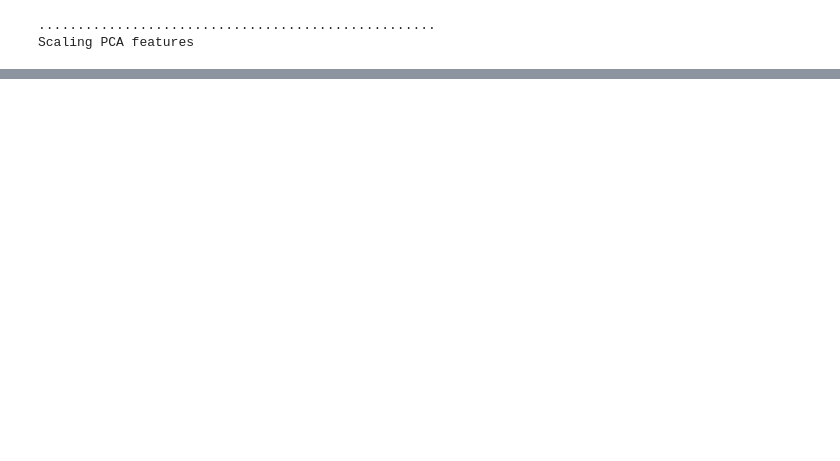
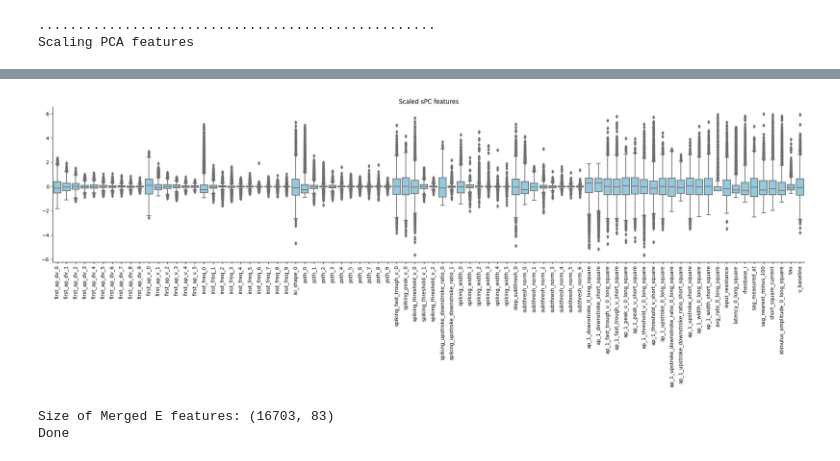
Before and after one commit to AllenInstitute/cplAE_MET, a Jupyter notebook: notebooks/01_data_proc_E.ipynb, the cells around one changed output, grey strips where cells are left out. Cells and saved outputs as stored; diff of their text form; code cells hidden in the pictures; blank space fills up the shorter version.

```diff
--- a/notebooks/01_data_proc_E.ipynb
+++ b/notebooks/01_data_proc_E.ipynb
@@ -390,0 +315,20 @@ Done
+# %%
+# Make sure the order is the same as th
+df_merged = df_merged.set_index('specimen_id')
+df_merged = df_merged.loc[specimen_ids].reset_index()
+df_merged.to_csv(dir_pth['e_output'], index=False)
+
+f = df_merged
+df = f.melt(value_vars=f[[c for c in f.columns if c != "specimen_id"]])
+sns.catplot(x="variable", y="value", kind='box', data=df, palette=sns.color_palette(["skyblue"]), aspect=4.4)
+ax = plt.gca()
+ax.set(**{'title': 'Scaled sPC features', 'xlabel': '', 'ylabel': ''})
+ax.set_xticklabels(ax.get_xticklabels(), rotation=90)
+plt.show()
+
+print("Size of Merged E features:", df_merged.shape)
+print("Done")
+# %% [output]
+[figure, added]
+Size of Merged E features: (16703, 83)
+Done
```
Also changed, not shown: parts of 41 cells of this notebook, 15 other files.
